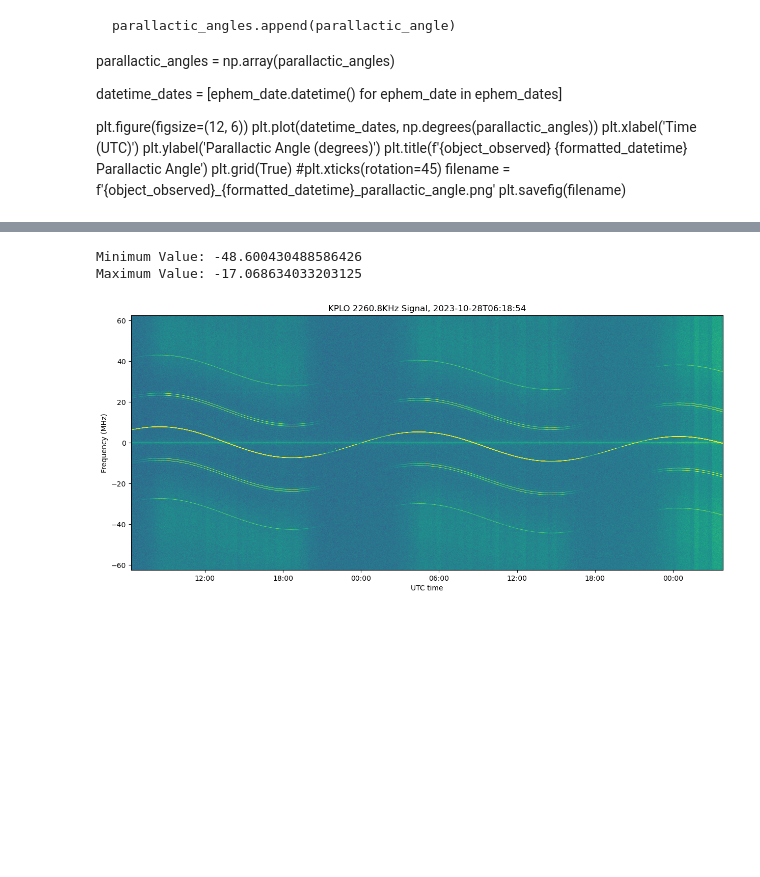
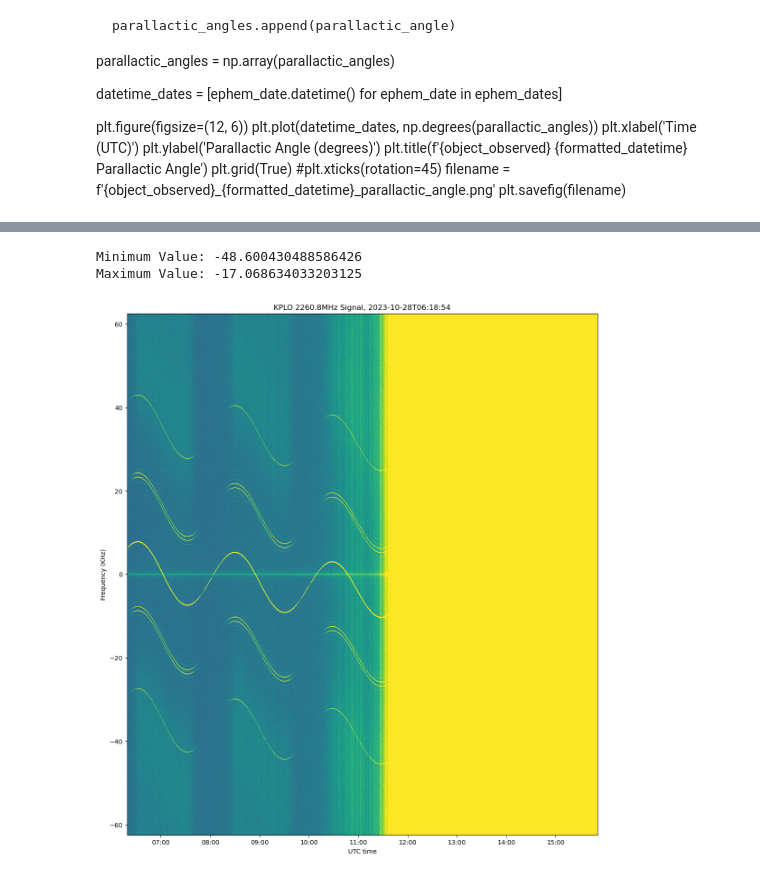
Before and after one commit to ScottTilley/polarization, a Jupyter notebook: KPLO/KPLO_2023-10-28.ipynb, the cells around one changed output, grey strips where cells are left out. Drawn from its saved outputs; the diff is of its cells as text; code cells hidden in the pictures; blank space fills up the shorter version.

```diff
--- a/KPLO/KPLO_2023-10-28.ipynb
+++ b/KPLO/KPLO_2023-10-28.ipynb
@@ -131,7 +131,7 @@ sel = slice(2,None)
 nfft = 4096
 samp_rate = 1e6
 decim1 = 16
-integ = 10
+integ = 1
 
 integrate = int(samp_rate/decim1/nfft*integ)
 print(integrate) # print this to double check :-)
@@ -248,24 +248,24 @@ Gain Offset: 0.57794034
 # %%
 if plot:
     result = xx + yy
     min_value = 10*np.log10(np.min(result))
     max_value = 10*np.log10(np.max(result))
     print("Minimum Value:", min_value)
     print("Maximum Value:", max_value)
 
     plt.figure(figsize = (15,15), facecolor = 'w')
     plt.imshow(10*np.log10(xx+yy)[:,::-1].T, extent = (mdates.date2num(t[0]),mdates.date2num(t[-1]), -62.5, 62.5),
-              aspect =65.25e-4, vmin =-42, vmax = -38)
+              aspect =35.25e-4, vmin =-42, vmax = -38)
     plt.gca().set_xlim((t[0], t[-1]))
     plt.gca().xaxis.set_major_formatter(mdates.DateFormatter('%H:%M'))
-    plt.ylabel('Frequency (MHz)')
+    plt.ylabel('Frequency (KHz)')
     plt.xlabel('UTC time')
-    title_text = f'{object_observed} {frequency}KHz Signal, {formatted_datetime}'
+    title_text = f'{object_observed} {frequency}MHz Signal, {formatted_datetime}'
     plt.title(title_text)
     filename = f'{object_observed}_{formatted_datetime}_sig_plot.png'
     plt.savefig(filename)
 # %% [output]
 Minimum Value: -48.600430488586426
 Maximum Value: -17.068634033203125
-[figure, old version]
+[figure, new version]
 # %%
```
Also changed, not shown: parts of 11 cells of this notebook, 1 other file.
